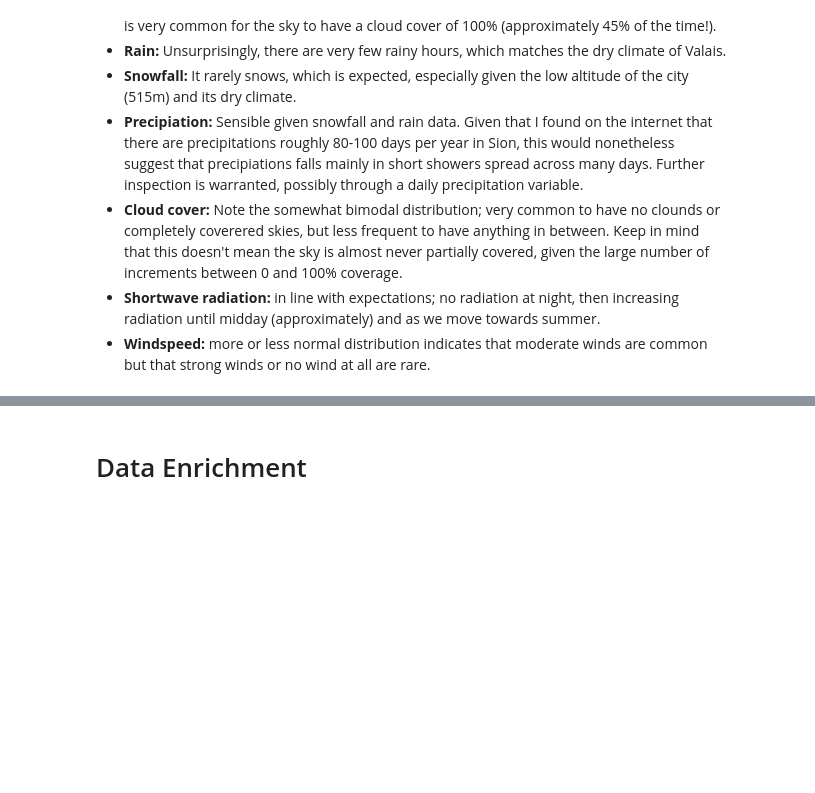
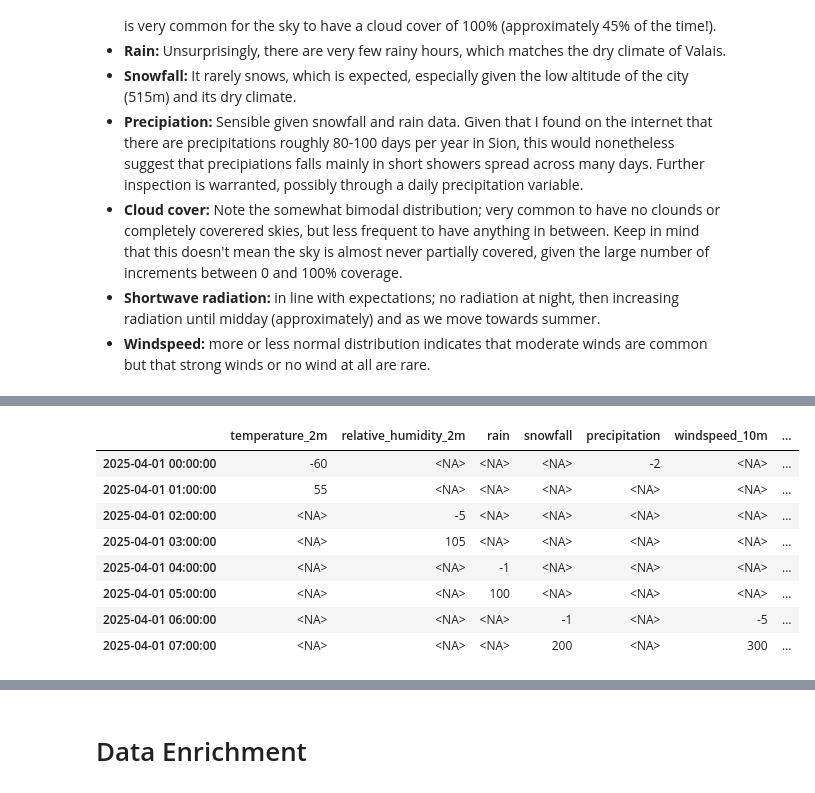
Before and after one commit to Guiso079/Weather-Analysis-Web-App, a Jupyter notebook: Data_Sourcing_Notebook.ipynb, the cells around one changed output, grey strips where cells are left out. Saved outputs shown, nothing was run; the diff lists cells and outputs as text; code cells hidden in the pictures; blank space fills up the shorter version.

Commit message:
Add updated data-sourcing notebook

```diff
--- a/Data_Sourcing_Notebook.ipynb
+++ b/Data_Sourcing_Notebook.ipynb
@@ -221,0 +261,67 @@ plt.show()
+# %%
+# Template: first real row
+template = weather_data_df.iloc[:1].copy()
+
+# Make 8 copies (one per boundary)
+dirty = pd.concat([template.copy() for _ in range(8)], ignore_index=True)
+
+# New timestamps so we can spot them easily
+dirty.index = pd.date_range("2025-04-01 00:00", periods=8, freq="h")
+
+# Define boundary-violations list, assign NAs to all values that are not violating pre-set conditions to make it easier to identify the violating observations.
+overwrites = {
+    "temperature_2m":      [-60, 55, pd.NA, pd.NA, pd.NA, pd.NA, pd.NA, pd.NA],
+    "relative_humidity_2m": [pd.NA, pd.NA, -5, 105, pd.NA, pd.NA, pd.NA, pd.NA],
+    "rain":                 [pd.NA, pd.NA, pd.NA, pd.NA, -1, 100, pd.NA, pd.NA],
+    "snowfall":             [pd.NA, pd.NA, pd.NA, pd.NA, pd.NA, pd.NA, -1, 200],
+    "precipitation":        [-2, pd.NA, pd.NA, pd.NA, pd.NA, pd.NA, pd.NA, pd.NA],
+    "windspeed_10m":        [pd.NA, pd.NA, pd.NA, pd.NA, pd.NA, pd.NA, -5, 300],
+    "shortwave_radiation":  [pd.NA, 1200, pd.NA, pd.NA, pd.NA, pd.NA, pd.NA, -50],
+}
+for col, vals in overwrites.items():
+    dirty[col] = vals
+
+# Append to my actual data
+test_df = pd.concat([weather_data_df, dirty])
+
+# Create boolean variables that are True if there is a violation of a condition and Flase otherwise
+test_df["flag_temp"]   = (test_df["temperature_2m"] < -50) | (test_df["temperature_2m"] > 50)
+test_df["flag_humid"]  = (test_df["relative_humidity_2m"] < 0)  | (test_df["relative_humidity_2m"] > 100)
+test_df["flag_rain"]   = (test_df["rain"] < 0)                 | (test_df["rain"] > 95)
+test_df["flag_snow"]   = (test_df["snowfall"] < 0)             | (test_df["snowfall"] > 130)
+test_df["flag_precip"] = test_df["precipitation"] < 0
+test_df["flag_wind"]   = (test_df["windspeed_10m"] < 0)        | (test_df["windspeed_10m"] > 270)
+test_df["flag_solar"]  = (test_df["shortwave_radiation"] < 0)   | (test_df["shortwave_radiation"] > 1100)
+
+# High level warnings to draw attention to any potential issue
+for var, flag in [
+    ("Temperature",   "flag_temp"),
+    ("Humidity",      "flag_humid"),
+    ("Rain",          "flag_rain"),
+    ("Snowfall",      "flag_snow"),
+    ("Precipitation", "flag_precip"),
+    ("Windspeed",     "flag_wind"),
+    ("Solar",         "flag_solar"),
+]:
+    if test_df[flag].any():
+        print(f"⚠️  {var} violation detected: {test_df[flag].sum()} rows flagged")
+    else:
+        # no output if clean
+        pass
+
+
+# Inspect only rows where any flag is True
+flag_cols = [
+    "flag_temp","flag_humid","flag_rain",
+    "flag_snow","flag_precip","flag_wind","flag_solar"
+]
+
+# Select rows where at least one flag is True
+violations_df = test_df.loc[test_df[flag_cols].any(axis=1),
+    ["temperature_2m","relative_humidity_2m","rain","snowfall",
+        "precipitation","windspeed_10m","shortwave_radiation"] + flag_cols
+]
+
+display(violations_df)
+display(test_df.head(5)) # quick look at the entire test data frame to double check that rows that have values within bounds are not flagged.
+# %% [output]
@@ -221,0 +335,9 @@ plt.show()
+|  | temperature_2m | relative_humidity_2m | rain | snowfall | precipitation | windspeed_10m | ... |
+| 2025-04-01 00:00:00 | -60 | <NA> | <NA> | <NA> | -2 | <NA> | ... |
+| 2025-04-01 01:00:00 | 55 | <NA> | <NA> | <NA> | <NA> | <NA> | ... |
+| 2025-04-01 02:00:00 | <NA> | -5 | <NA> | <NA> | <NA> | <NA> | ... |
+| 2025-04-01 03:00:00 | <NA> | 105 | <NA> | <NA> | <NA> | <NA> | ... |
+| 2025-04-01 04:00:00 | <NA> | <NA> | -1 | <NA> | <NA> | <NA> | ... |
+| 2025-04-01 05:00:00 | <NA> | <NA> | 100 | <NA> | <NA> | <NA> | ... |
+| 2025-04-01 06:00:00 | <NA> | <NA> | <NA> | -1 | <NA> | -5 | ... |
+| 2025-04-01 07:00:00 | <NA> | <NA> | <NA> | 200 | <NA> | 300 | ... |
```
Also changed, not shown: parts of 9 cells of this notebook.
